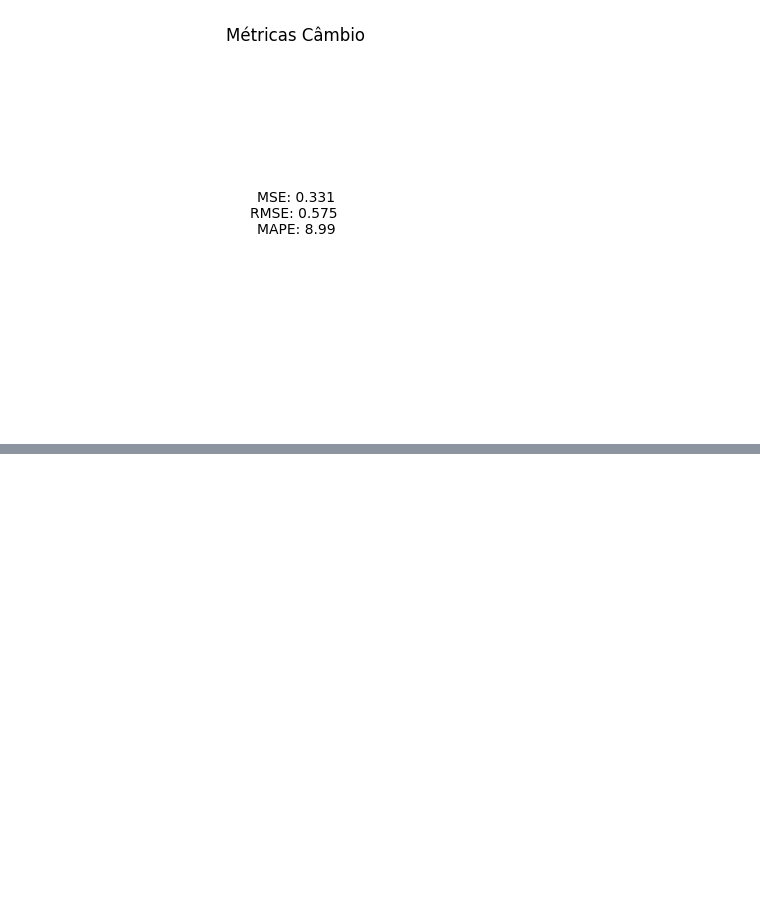
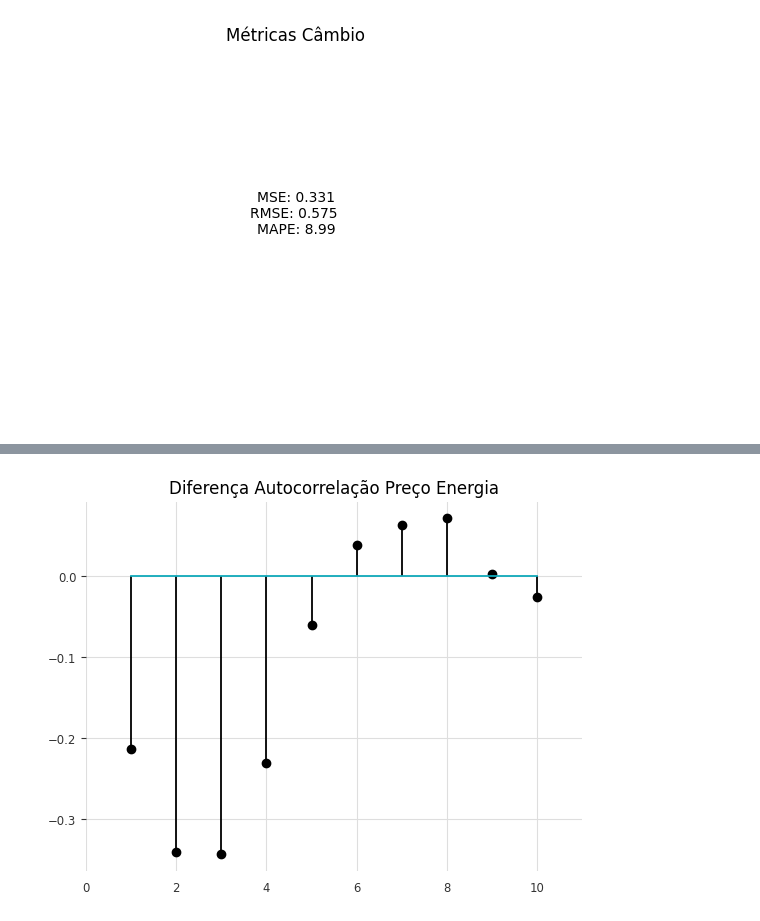
Before and after one commit to aruasouza/CTG_2, a Jupyter notebook: errors.ipynb, the cells around one changed output, grey strips where cells are left out. Cells and saved outputs as stored; diff of their text form; code cells hidden in the pictures; blank space fills up the shorter version.

```diff
--- a/errors.ipynb
+++ b/errors.ipynb
@@ -208,0 +273,9 @@ plt.show()
+# %%
+autocorr = np.diff(acf(pred_df['res'].dropna(),nlags = 10))
+lg = range(1,11)
+plt.stem(lg,autocorr)
+plt.xlim([0,11])
+plt.title(f'Diferença Autocorrelação Preço Energia')
+plt.show()
+# %% [output]
+[figure, added]
```
Also changed, not shown: parts of 6 cells of this notebook, 8 other files.
